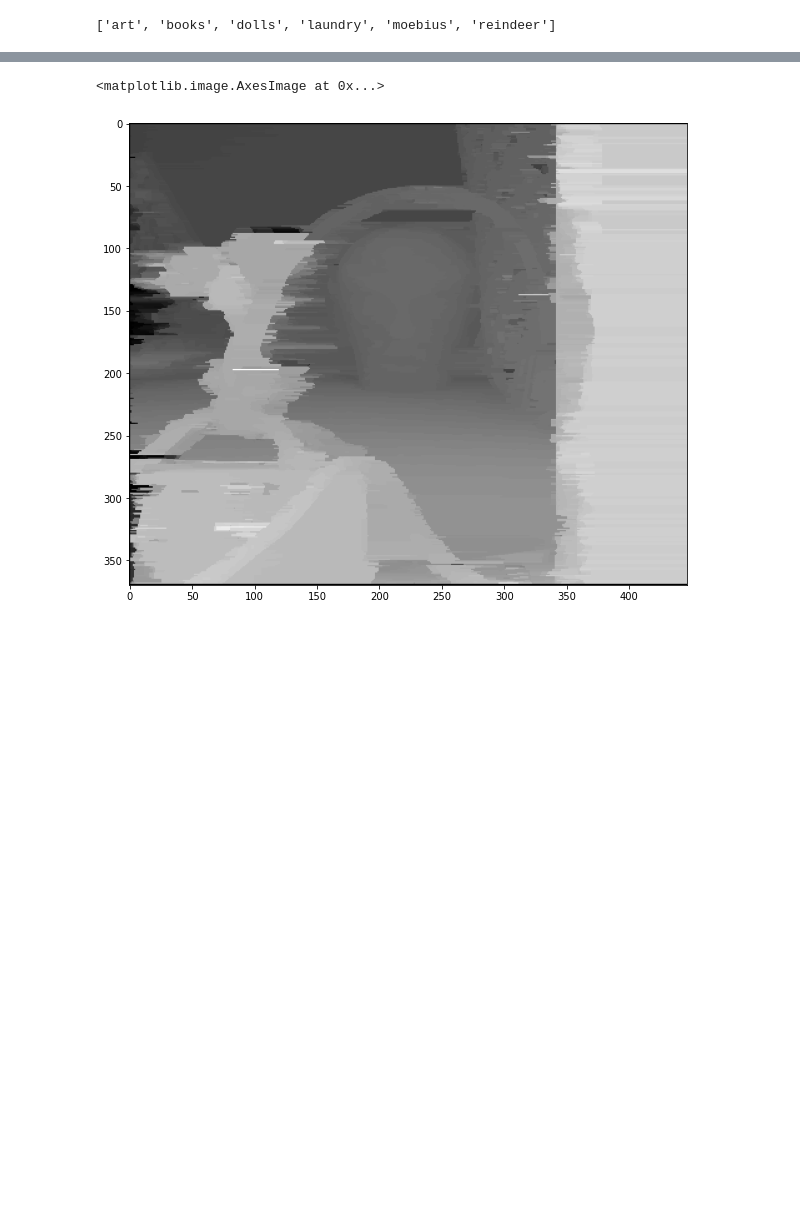
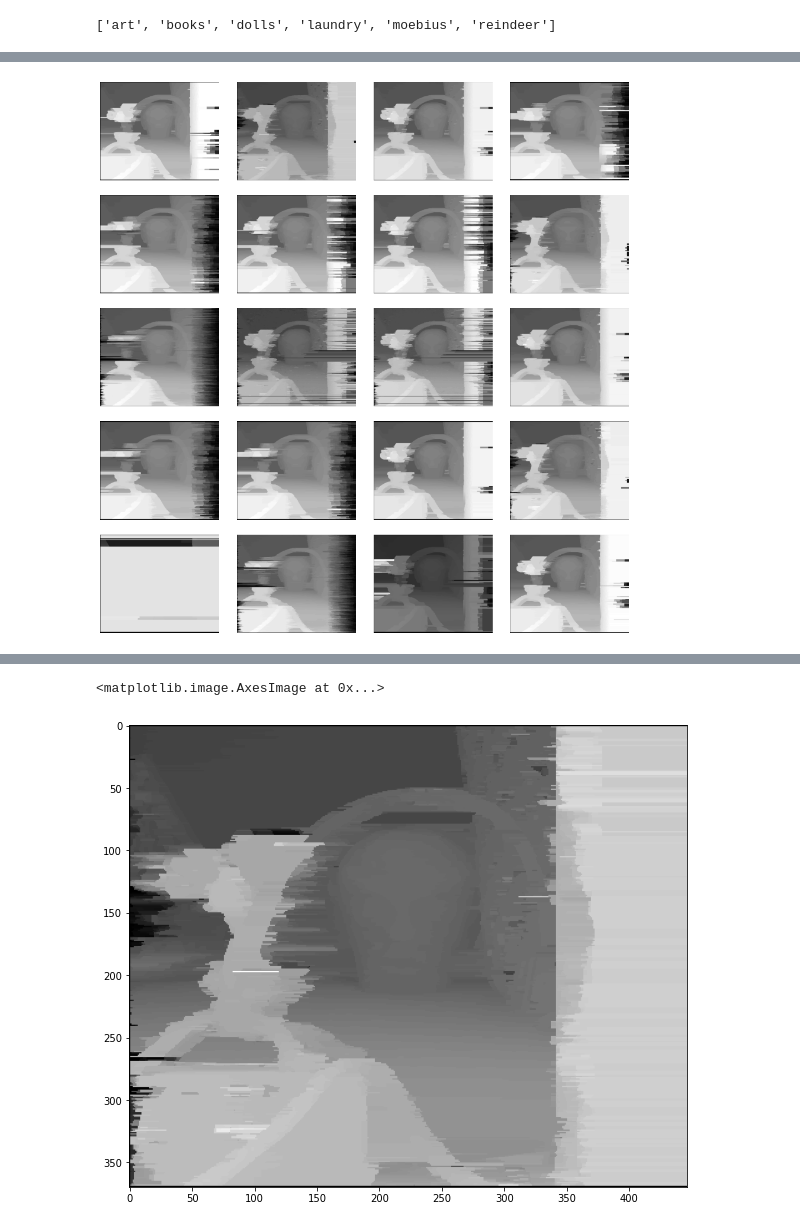
Before and after one commit to hkristof03/StereoMatching, a Jupyter notebook: StereoMatchingDynamicProgramming.ipynb, the cells around one changed output, grey strips where cells are left out. Drawn from its saved outputs; the diff is of its cells as text; code cells hidden in the pictures; blank space fills up the shorter version.

```diff
--- a/StereoMatchingDynamicProgramming.ipynb
+++ b/StereoMatchingDynamicProgramming.ipynb
@@ -202,0 +226,34 @@ df.groupby(['dataset', 'metric', 'occluson_cost'])[['score', 'execution_time']].
+# %%
+def show_random_disparity_maps(
+    df: pd.DataFrame,
+    image_set: str,
+    path_data: str,
+    n: int = 20
+) -> None:
+    """
+    """
+    indices = random.sample(df.loc[(df['dataset'] == image_set)].index.tolist(), k=n)
+    file_names = df.loc[indices, 'dpm_file_name'].tolist()
+
+    n_cols = n // 5
+    n_rows = n // n_cols
+
+    plt.figure(figsize=(16, 16))
+    gs = gridspec.GridSpec(n_rows, n_cols)
+    gs.update(wspace=0.15, hspace=0.1)
+
+    for i, fn in enumerate(file_names):
+        img = cv2.imread(os.path.join(path_data, fn), cv2.IMREAD_GRAYSCALE)
+        ax = plt.subplot(gs[i])
+        ax.imshow(img, cmap='gray')
+        plt.axis('off')
+        ax.set_xticklabels([])
+        ax.set_yticklabels([])
+        ax.set_aspect('equal')
+
+    plt.subplots_adjust(top=0.94)
+    plt.show()
+# %%
+show_random_disparity_maps(df, 'reindeer', path_dpms)
+# %% [output]
+[figure, added]
```
Also changed, not shown: parts of 29 cells of this notebook.
